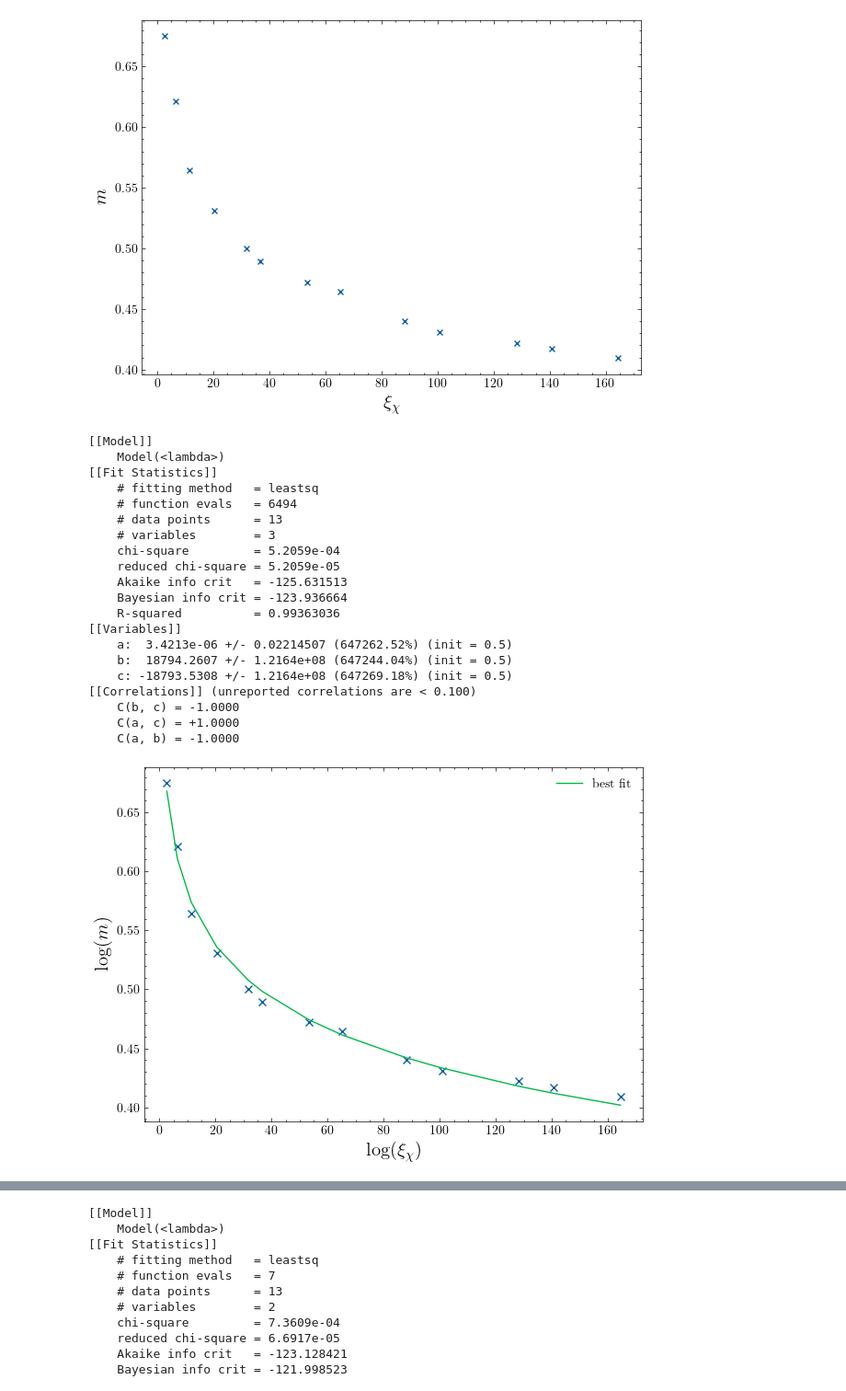
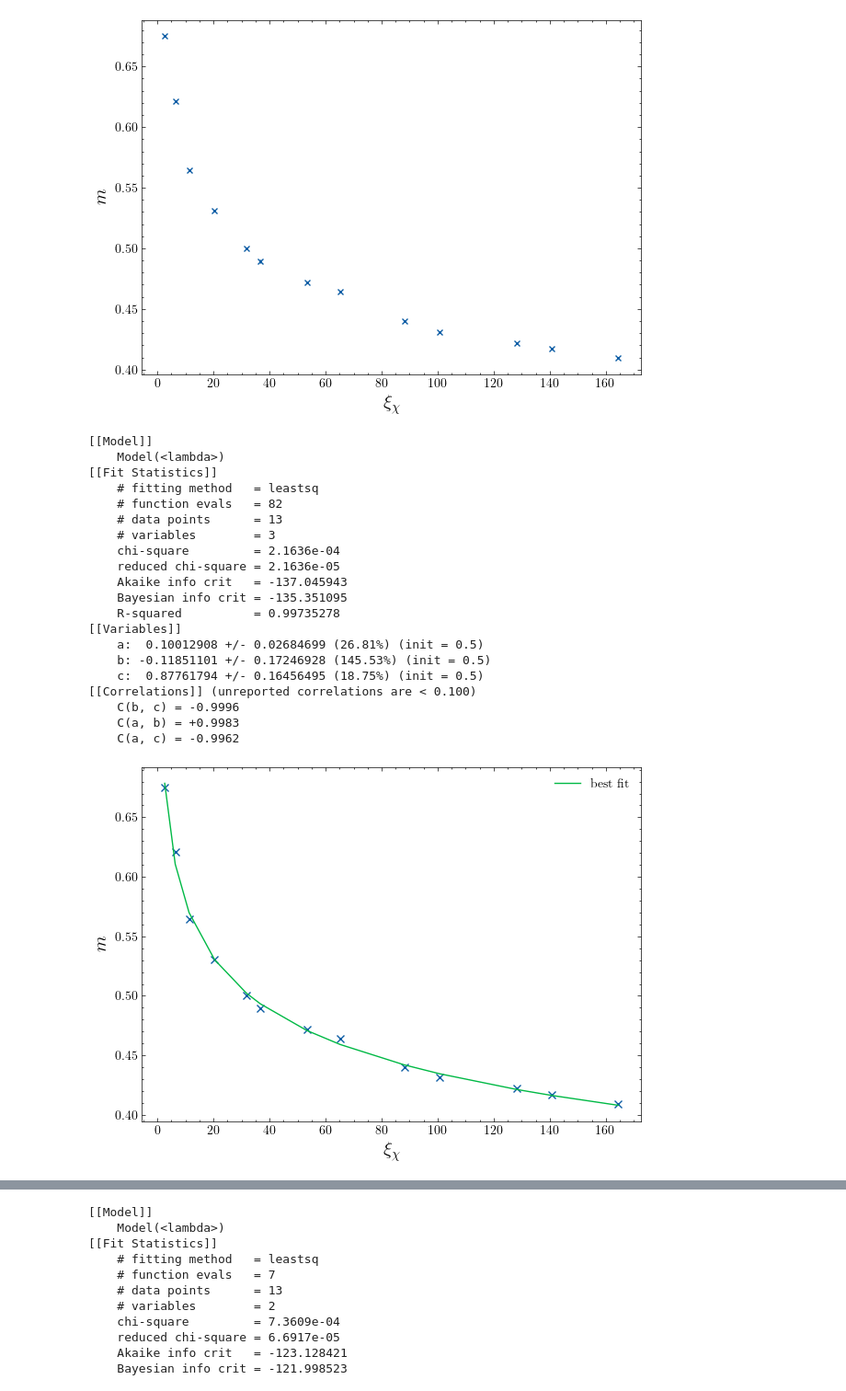
Before and after one commit to DerkNiessink/Blume, a Jupyter notebook: chi_scaling.ipynb, the cells around one changed output, grey strips where cells are left out. Shown at 92% size. Cells and saved outputs as stored; diff of their text form; code cells hidden in the pictures.

```diff
--- a/critical.ipynb
+++ b/chi_scaling.ipynb
@@ -78,42 +78,42 @@ plt.savefig(f"data/{dir}/critical")
 # %%
 model = Model(lambda x, a, b, c: c*x**(-a)+b)
 
 x, y = mean_xis, mean_mags
 
 params = model.make_params(a=0.5, b=0.5, c=0.5)
 result = model.fit(y, params, x=x)
 
 print(result.fit_report())
 
 plt.figure(figsize= (7, 5))
 plt.plot(x, y, 'x')
 plt.plot(x, result.best_fit, '-', label='best fit')
-plt.xlabel(r"$\log(\xi_{\chi})$", fontsize=15)
-plt.ylabel("$\log(m)$", fontsize=15)
+plt.xlabel(r"$\xi_{\chi}$", fontsize=15)
+plt.ylabel("$m$", fontsize=15)
 plt.legend()
 plt.show()
 # %% [output]
 [[Model]]
     Model(<lambda>)
 [[Fit Statistics]]
     # fitting method   = leastsq
-    # function evals   = 6494
+    # function evals   = 82
     # data points      = 13
     # variables        = 3
-    chi-square         = 5.2059e-04
-    reduced chi-square = 5.2059e-05
-    Akaike info crit   = -125.631513
-    Bayesian info crit = -123.936664
-    R-squared          = 0.99363036
+    chi-square         = 2.1636e-04
+    reduced chi-square = 2.1636e-05
+    Akaike info crit   = -137.045943
+    Bayesian info crit = -135.351095
+    R-squared          = 0.99735278
 [[Variables]]
-    a:  3.4213e-06 +/- 0.02214507 (647262.52%) (init = 0.5)
-    b:  18794.2607 +/- 1.2164e+08 (647244.04%) (init = 0.5)
-    c: -18793.5308 +/- 1.2164e+08 (647269.18%) (init = 0.5)
+    a:  0.10012908 +/- 0.02684699 (26.81%) (init = 0.5)
+    b: -0.11851101 +/- 0.17246928 (145.53%) (init = 0.5)
+    c:  0.87761794 +/- 0.16456495 (18.75%) (init = 0.5)
 [[Correlations]] (unreported correlations are < 0.100)
-    C(b, c) = -1.0000
-    C(a, c) = +1.0000
-    C(a, b) = -1.0000
+    C(b, c) = -0.9996
+    C(a, b) = +0.9983
+    C(a, c) = -0.9962
-[figure, old version]
+[figure, new version]
 # %%
 print(f"Obtained crit. exp.: {result.params['a'].value} +/- {result.params['a'].stderr}")
 print(f"exact crit. exp.: {1/8}")
```
Also changed, not shown: parts of 2 cells of this notebook, 6 other files.
